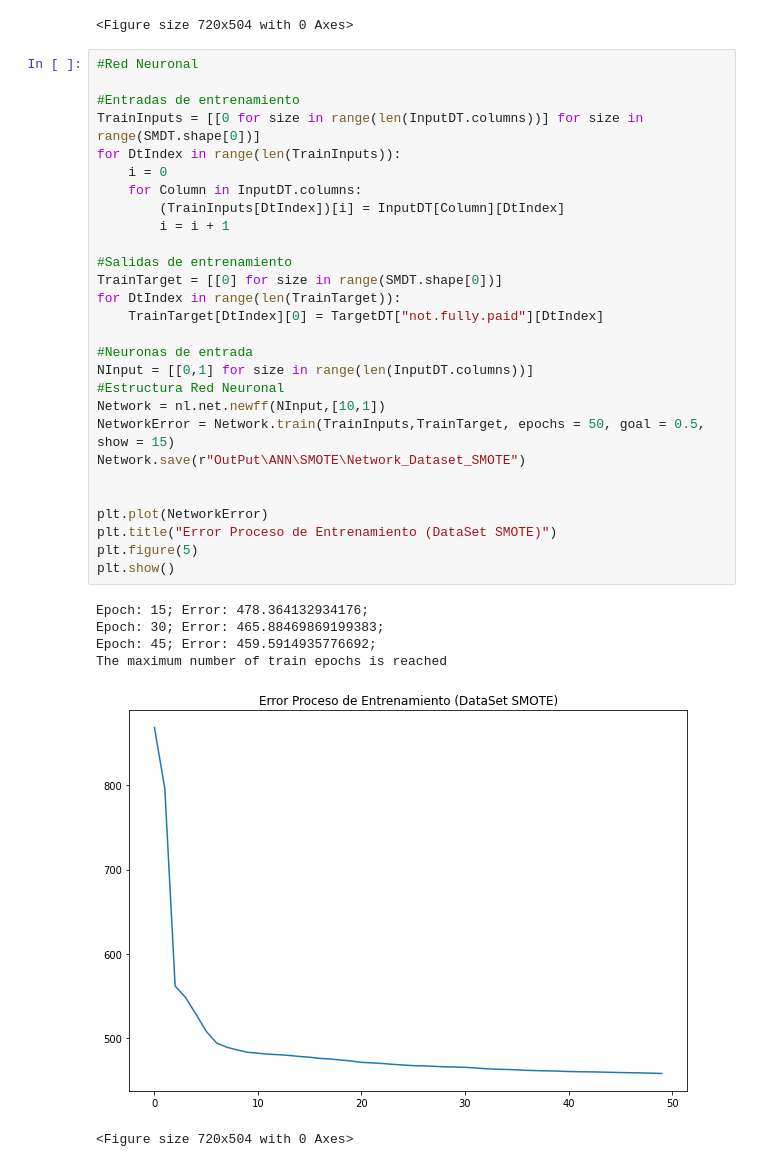
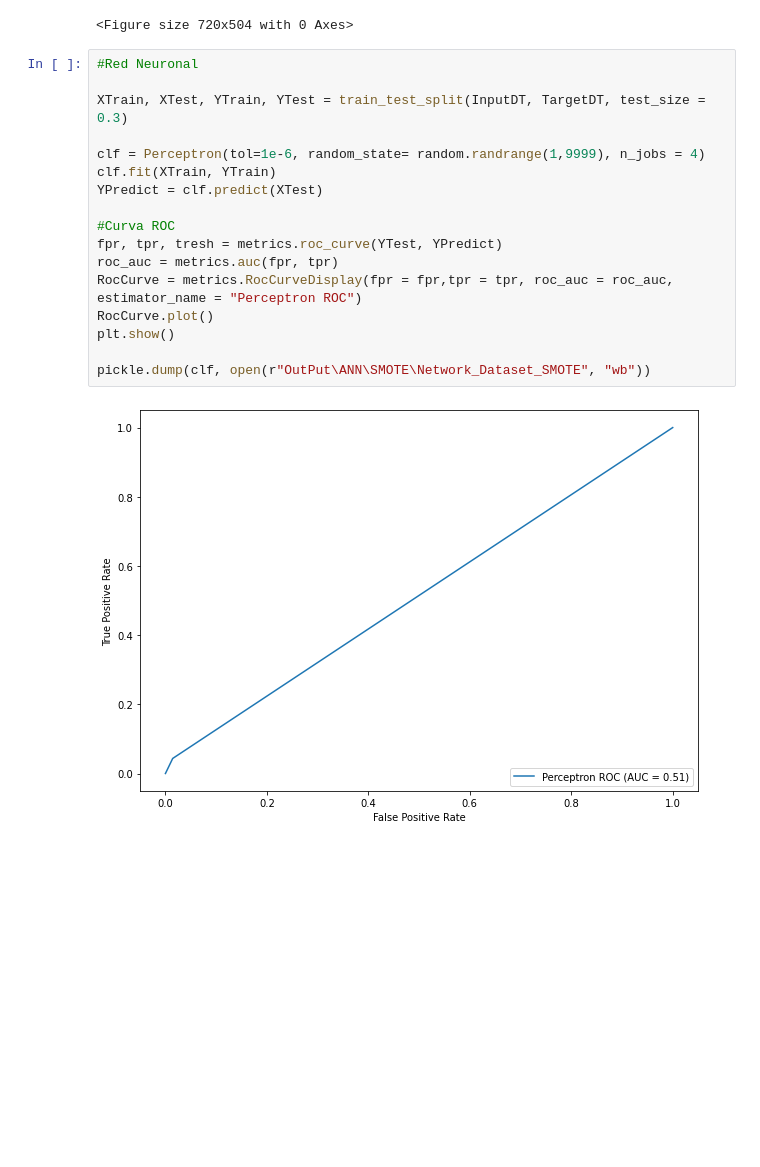
Before and after one commit to Craziertexas/bookish-train, a Jupyter notebook: bookish-train.ipynb, the cells around one changed output. Drawn from its saved outputs; the diff is of its cells as text; blank space fills up the shorter version.

```diff
--- a/bookish-train.ipynb
+++ b/bookish-train.ipynb
@@ -744,38 +510,22 @@ Oversampled Input Dataframe:
 # %%
 #Red Neuronal
 
-#Entradas de entrenamiento
-TrainInputs = [[0 for size in range(len(InputDT.columns))] for size in range(SMDT.shape[0])]
-for DtIndex in range(len(TrainInputs)):
-    i = 0
-    for Column in InputDT.columns:
-        (TrainInputs[DtIndex])[i] = InputDT[Column][DtIndex]
-        i = i + 1
+XTrain, XTest, YTrain, YTest = train_test_split(InputDT, TargetDT, test_size = 0.3)
 
-#Salidas de entrenamiento
-TrainTarget = [[0] for size in range(SMDT.shape[0])]
-for DtIndex in range(len(TrainTarget)):
-    TrainTarget[DtIndex][0] = TargetDT["not.fully.paid"][DtIndex]
+clf = Perceptron(tol=1e-6, random_state= random.randrange(1,9999), n_jobs = 4)
+clf.fit(XTrain, YTrain)
+YPredict = clf.predict(XTest)
 
-#Neuronas de entrada
-NInput = [[0,1] for size in range(len(InputDT.columns))]
-#Estructura Red Neuronal
-Network = nl.net.newff(NInput,[10,1])
-NetworkError = Network.train(TrainInputs,TrainTarget, epochs = 50, goal = 0.5, show = 15)
-Network.save(r"OutPut\ANN\SMOTE\Network_Dataset_SMOTE")
+#Curva ROC
+fpr, tpr, tresh = metrics.roc_curve(YTest, YPredict)
+roc_auc = metrics.auc(fpr, tpr)
+RocCurve = metrics.RocCurveDisplay(fpr = fpr,tpr = tpr, roc_auc = roc_auc, estimator_name = "Perceptron ROC")
+RocCurve.plot()
+plt.show()
 
-
-plt.plot(NetworkError)
-plt.title("Error Proceso de Entrenamiento (DataSet SMOTE)")
-plt.figure(5)
-plt.show()
+pickle.dump(clf, open(r"OutPut\ANN\SMOTE\Network_Dataset_SMOTE", "wb"))
 # %% [output]
-Epoch: 15; Error: 478.364132934176;
-Epoch: 30; Error: 465.88469869199383;
-Epoch: 45; Error: 459.5914935776692;
-The maximum number of train epochs is reached
-[figure, old version]
+[figure, new version]
-<Figure size 720x504 with 0 Axes>
 # %%
 #Clasificador KNN
 
```
Also changed, not shown: parts of 19 cells of this notebook, 23 other files.
